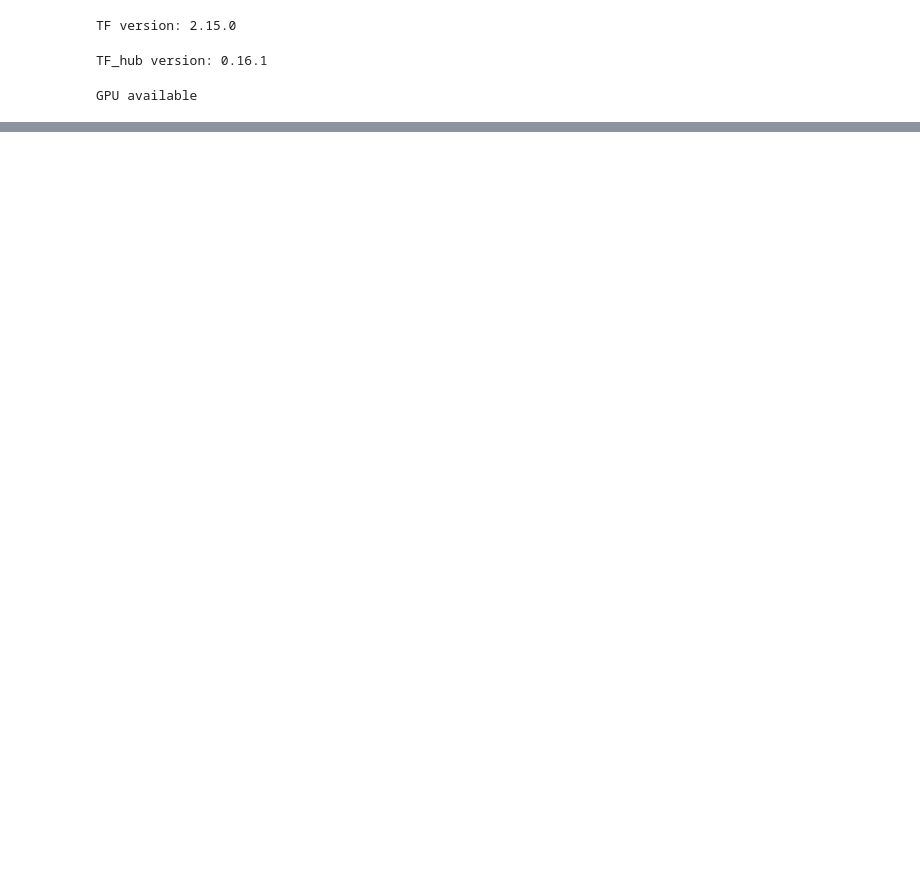
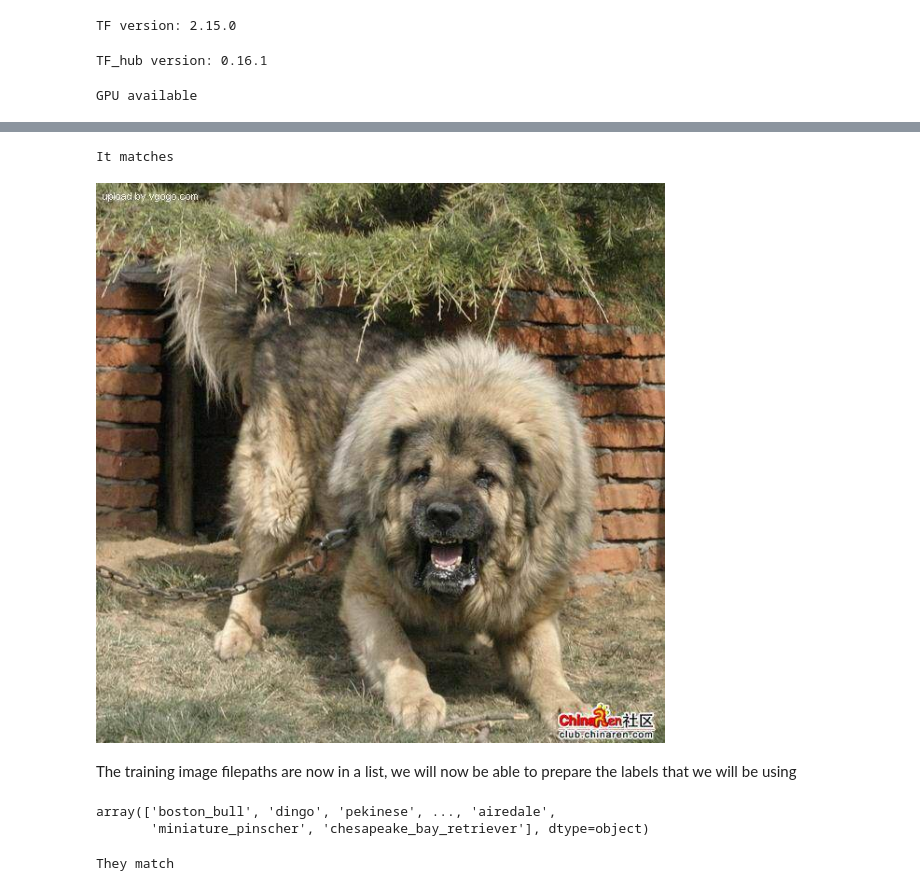
Before and after one commit to Kammohan/AI-Driven-Dog-Breed-Classifier, a Jupyter notebook: AI_Driven_Dog_Breed_Classifier.ipynb, the cells around one changed output, grey strips where cells are left out. Saved outputs shown, nothing was run; the diff lists cells and outputs as text; code cells hidden in the pictures; blank space fills up the shorter version.

```diff
--- a/AI_Driven_Dog_Breed_Classifier.ipynb
+++ b/AI_Driven_Dog_Breed_Classifier.ipynb
@@ -55,0 +111,6 @@ GPU available
+# %%
+# Create pathnames from image ID's
+filenames = ["/content/drive/My Drive/Dog Vision/train/" + fname + ".jpg" for fname in labels_read["id"]]
+
+# Check the first 10 filenames
+filenames[:10]
@@ -55,0 +128,29 @@ GPU available
+# %%
+# We will check to see if filenames match number of actual image files
+import os
+if len(os.listdir("drive/MyDrive/Dog Vision/train/")) == len(filenames):
+  print("It matches")
+else:
+  print("Does not match")
+# %% [output]
+It matches
+# %%
+Image(filenames[9000])
+# %% [output]
+[figure, added]
+# %% [markdown]
+The training image filepaths are now in a list, we will now be able to prepare the labels that we will be using
+# %%
+import numpy as np
+labels = labels_read["breed"].to_numpy()
+labels
+# %% [output]
+array(['boston_bull', 'dingo', 'pekinese', ..., 'airedale',
+       'miniature_pinscher', 'chesapeake_bay_retriever'], dtype=object)
+# %%
+if len(labels) == len(filenames):
+  print("They match")
+else:
+  print("Number of labels does not match")
+# %% [output]
+They match
```
Also changed, not shown: parts of 39 cells of this notebook.
